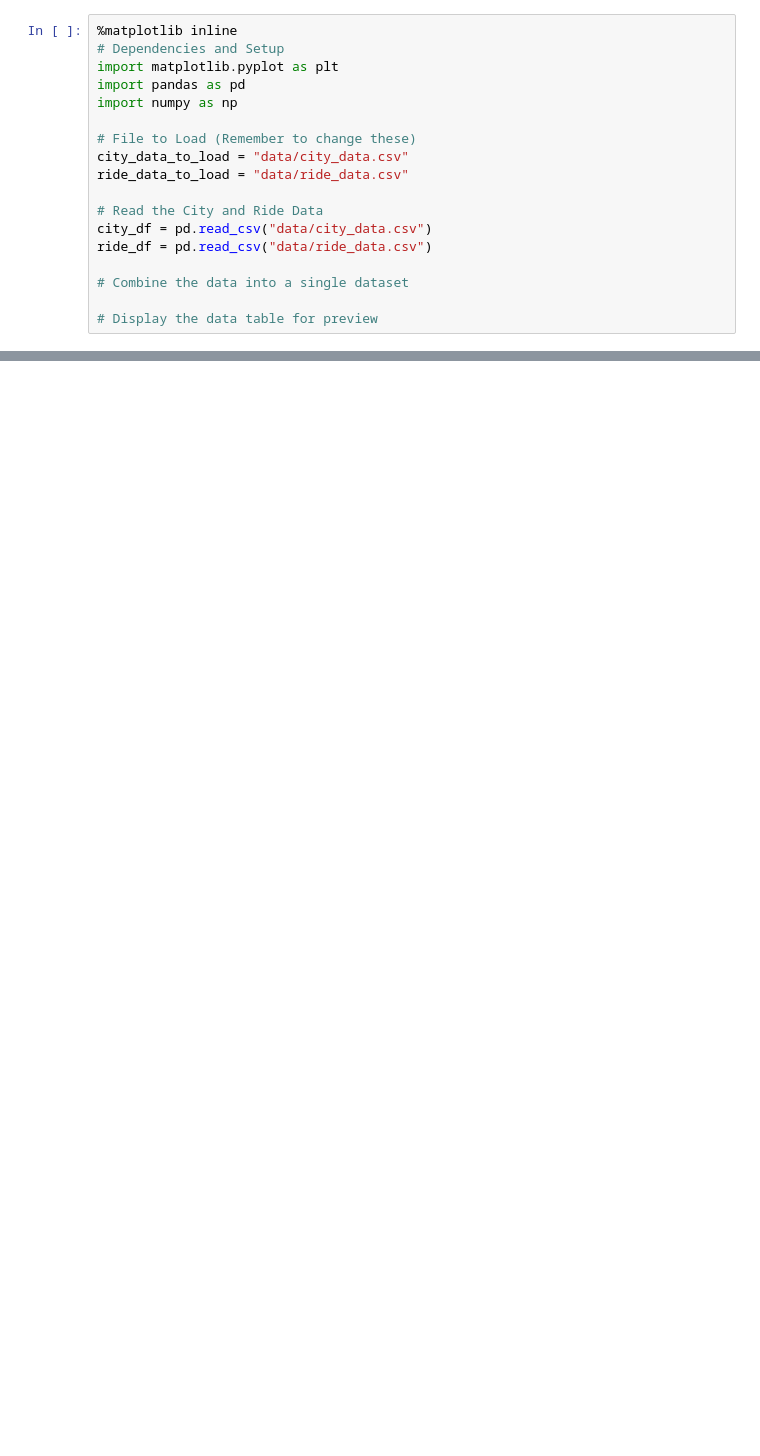
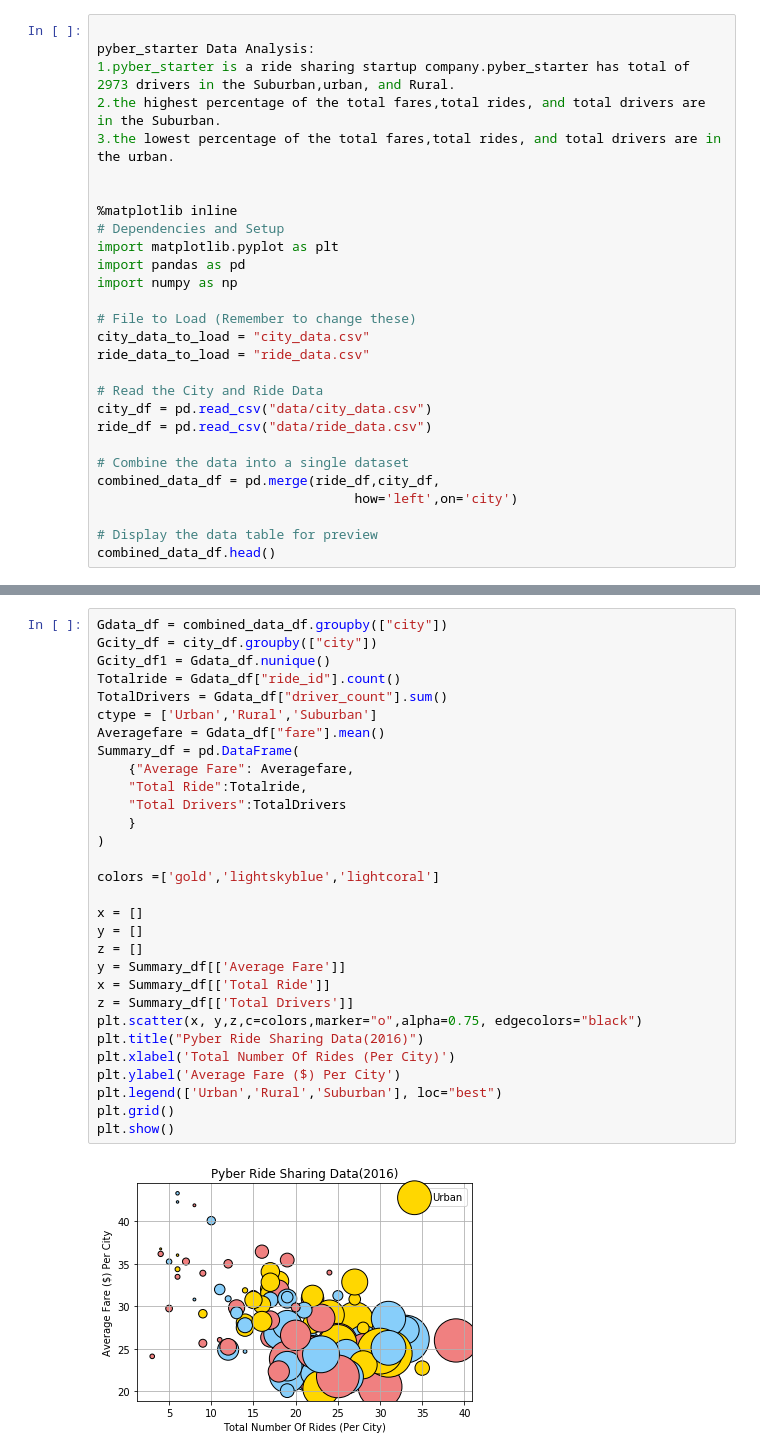
Before and after one commit to nhrashid/NRashid_Matplotlib_HW, a Jupyter notebook: pyber_starter.ipynb, the cells around one changed output, grey strips where cells are left out. Saved outputs shown, nothing was run; the diff lists cells and outputs as text; blank space fills up the shorter version.

```diff
--- a/pyber_starter.ipynb
+++ b/pyber_starter.ipynb
@@ -1,4 +1,11 @@
 # %%
+
+pyber_starter Data Analysis:
+1.pyber_starter is a ride sharing startup company.pyber_starter has total of 2973 drivers in the Suburban,urban, and Rural.
+2.the highest percentage of the total fares,total rides, and total drivers are in the Suburban.
+3.the lowest percentage of the total fares,total rides, and total drivers are in the urban.
+
+
 %matplotlib inline
 # Dependencies and Setup
 import matplotlib.pyplot as plt
@@ -6,13 +13,16 @@ import pandas as pd
 import numpy as np
 
 # File to Load (Remember to change these)
-city_data_to_load = "data/city_data.csv"
-ride_data_to_load = "data/ride_data.csv"
+city_data_to_load = "city_data.csv"
+ride_data_to_load = "ride_data.csv"
 
 # Read the City and Ride Data
 city_df = pd.read_csv("data/city_data.csv")
 ride_df = pd.read_csv("data/ride_data.csv")
 
 # Combine the data into a single dataset
+combined_data_df = pd.merge(ride_df,city_df,
+                                 how='left',on='city')
 
 # Display the data table for preview
+combined_data_df.head()
@@ -84,0 +36,32 @@ plt.show()
+# %%
+Gdata_df = combined_data_df.groupby(["city"])
+Gcity_df = city_df.groupby(["city"])
+Gcity_df1 = Gdata_df.nunique()
+Totalride = Gdata_df["ride_id"].count()
+TotalDrivers = Gdata_df["driver_count"].sum()
+ctype = ['Urban','Rural','Suburban']
+Averagefare = Gdata_df["fare"].mean()
+Summary_df = pd.DataFrame(
+    {"Average Fare": Averagefare,
+    "Total Ride":Totalride,
+    "Total Drivers":TotalDrivers
+    }
+)
+
+colors =['gold','lightskyblue','lightcoral']
+
+x = []
+y = []
+z = []
+y = Summary_df[['Average Fare']]
+x = Summary_df[['Total Ride']]
+z = Summary_df[['Total Drivers']]
+plt.scatter(x, y,z,c=colors,marker="o",alpha=0.75, edgecolors="black")
+plt.title("Pyber Ride Sharing Data(2016)")
+plt.xlabel('Total Number Of Rides (Per City)')
+plt.ylabel('Average Fare ($) Per City')
+plt.legend(['Urban','Rural','Suburban'], loc="best")
+plt.grid()
+plt.show()
+# %% [output]
+[figure, added]
```
Also changed, not shown: parts of 17 cells of this notebook.
